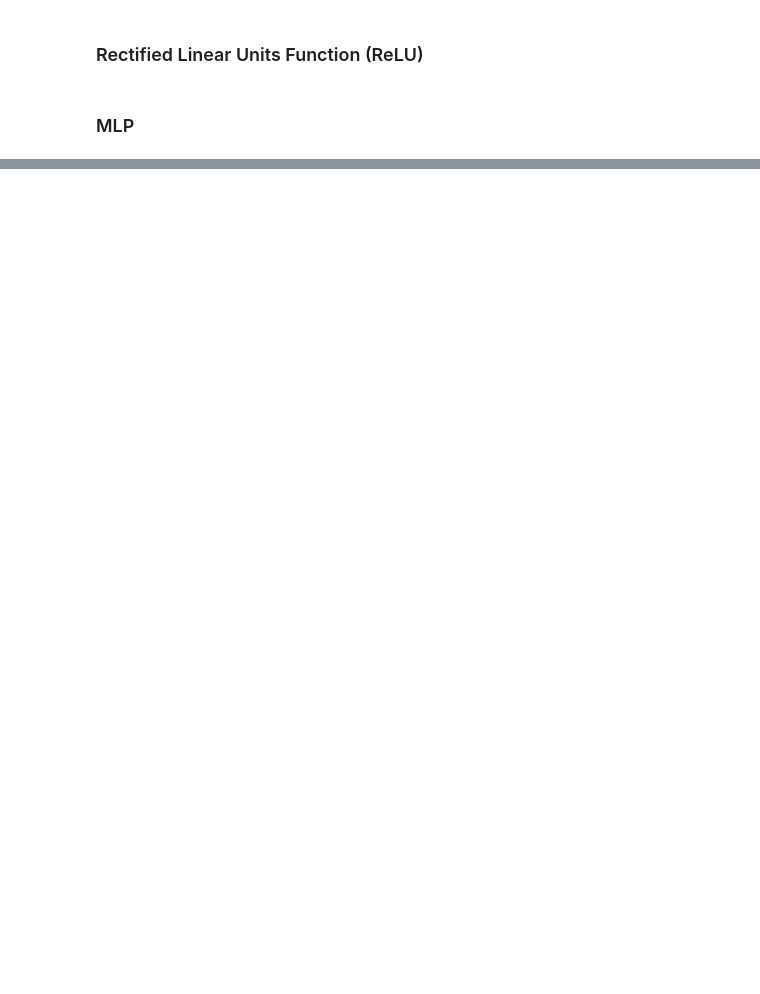
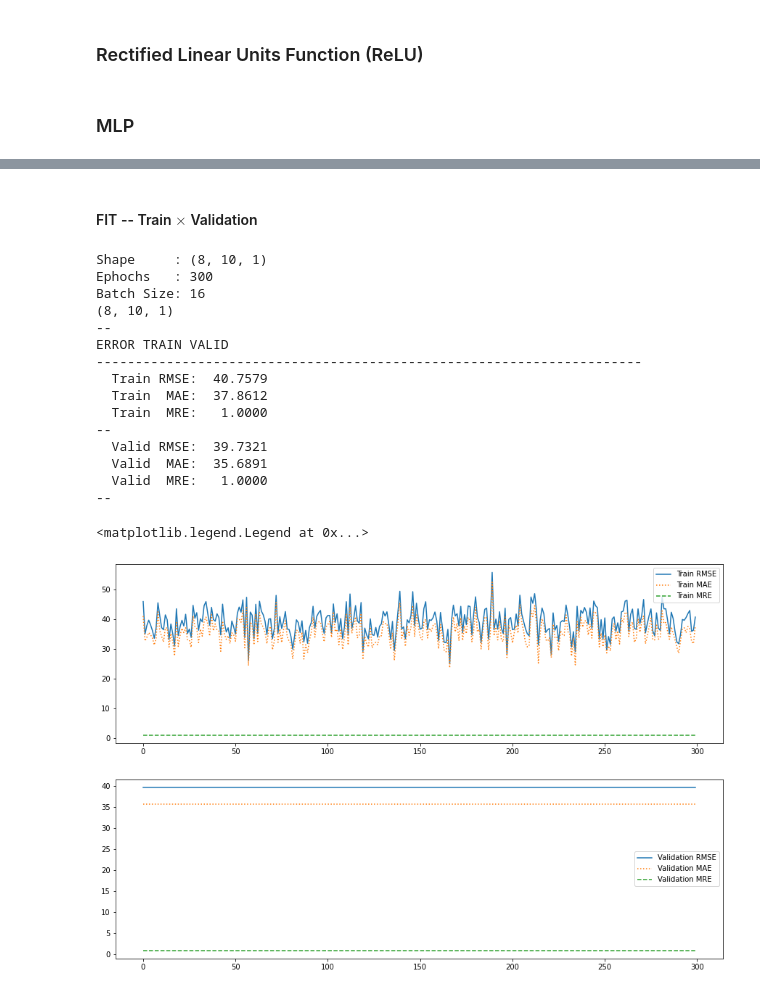
Before and after one commit to vauxgomes/ufc-aprendizagem-automatica, a Jupyter notebook: exercices/lista_04/lista_04.ipynb, the cells around one changed output, grey strips where cells are left out. Cells and saved outputs as stored; diff of their text form; code cells hidden in the pictures; blank space fills up the shorter version.

```diff
--- a/exercices/lista_04/lista_04.ipynb
+++ b/exercices/lista_04/lista_04.ipynb
@@ -240,0 +228,54 @@ array([[ 190.3,    0. ,  125.2, ..., 1088.1,  802.6,   28. ],
+# %% [markdown]
+#### FIT -- Train $\times$ Validation
+# %%
+# MODEL
+model = MultilayerPerceptron((X_train.shape[1], 10, 1), epochs=300, learning_rate=0.03, batch_size=2**4)
+model.fit(X_train, y_train, (X_valid, y_valid))
+
+#
+print(model)
+
+#
+print('--\nError Train Valid'.upper())
+print('-'*70)
+
+for i in model.errors.keys():
+    for j in model.errors[i].keys():
+        print(f'  {i.title()} {j.upper():>4}: {model.errors[i][j][-1]:>8.4f}')
+
+    print('--')
+
+# PLOT
+f, (ax1, ax2) = plt.subplots(2, 1, figsize=(15, 10))
+
+_ = ax1.plot(model.errors['train']['rmse'], label="Train RMSE")
+_ = ax1.plot(model.errors['train']['mae' ], ls='dotted', label="Train MAE" )
+_ = ax1.plot(model.errors['train']['mre' ], ls='--', label="Train MRE" )
+
+_ = ax2.plot(model.errors['valid']['rmse'], label="Validation RMSE")
+_ = ax2.plot(model.errors['valid']['mae' ], ls='dotted', label="Validation MAE" )
+_ = ax2.plot(model.errors['valid']['mre' ], ls='--', label="Validation MRE" )
+
+# ax1.set_ylim((0, 10))
+ax1.legend()
+
+# ax2.set_ylim((0, 10))
+ax2.legend()
+# %% [output]
+Shape     : (8, 10, 1)
+Ephochs   : 300
+Batch Size: 16
+(8, 10, 1)
+--
+ERROR TRAIN VALID
+----------------------------------------------------------------------
+  Train RMSE:  40.7579
+  Train  MAE:  37.8612
+  Train  MRE:   1.0000
+--
+  Valid RMSE:  39.7321
+  Valid  MAE:  35.6891
+  Valid  MRE:   1.0000
+--
+<matplotlib.legend.Legend at 0x...>
+[figure, added]
```
Also changed, not shown: parts of 18 cells of this notebook.
